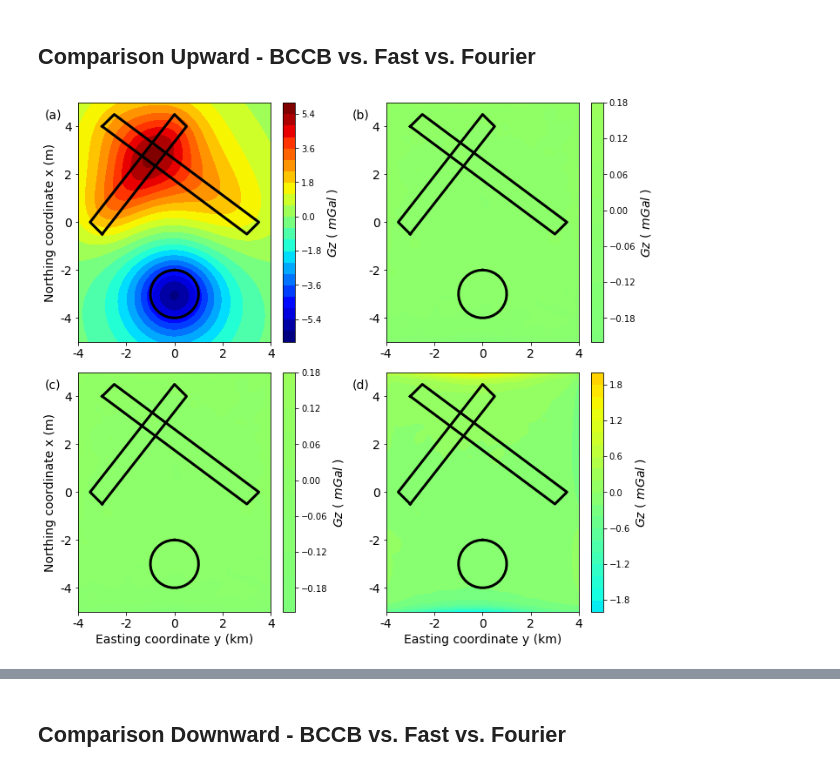
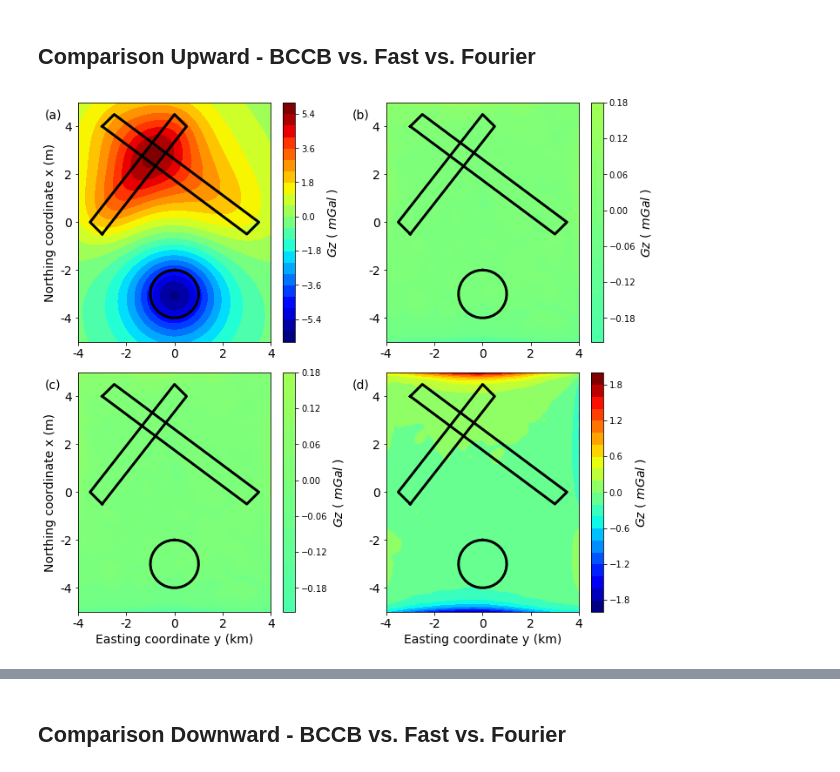
Before and after one commit to pinga-lab/Eq_Layer-Toeplitz, a Jupyter notebook: code/Upward_Downward_med.ipynb, the cells around one changed output, grey strips where cells are left out. Saved outputs shown, nothing was run; the diff lists cells and outputs as text; code cells hidden in the pictures.

```diff
--- a/code/Upward_Downward_med.ipynb
+++ b/code/Upward_Downward_med.ipynb
@@ -275,12 +275,14 @@ gzp_fourier_up = fc_c.upcontinue(xi, yi, dobs, shape, 200)
 plt.figure(figsize=(10,9))
 
 delta_gz_fourier_up = dobs_up-np.ravel(gzp_fourier_up)
-scale_max = np.max(dobs_up)
-scale_min = np.min(dobs_up)
+
+# define the scale for residuals
+scale_max = np.max([delta_gz_bccb_up, delta_gz_up, delta_gz_fourier_up])
+scale_min = np.min([delta_gz_bccb_up, delta_gz_up, delta_gz_fourier_up])
 
 plt.subplot(221)
 plt.title('(a)', y=0.91, x=-0.13, fontsize=14)
-plt.tricontourf(yi,xi,dobs_up,22,cmap='jet', vmin = scale_min, vmax = scale_max)
+plt.tricontourf(yi,xi,dobs_up,22,cmap='jet', vmin = np.min(dobs_up), vmax = np.max(dobs_up))
 plt.plot(x_p,y_p,color="k", linewidth=3)
 plt.plot(x_p2,y_p2,color="k", linewidth=3)
 plt.plot(y, x, color="k", linewidth=3)
@@ -321,35 +323,35 @@ plt.plot(y, x, color="k", linewidth=3)
 cb = plt.colorbar(shrink=1)
 #plt.axis('scaled')
 cb.set_label('$Gz$ ( $mGal$ )', rotation=90, fontsize=14)
 plt.xlim(np.min(yi),np.max(yi))
 plt.ylim(np.min(xi),np.max(xi))
 plt.xticks(fontsize=14)
 plt.yticks(fontsize=14)
 plt.xlabel('Easting coordinate y (km)', fontsize=14)
 plt.ylabel('Northing coordinate x (m)', fontsize=14)
 mpl.m2km()
 
 plt.subplot(224)
 plt.title('(d)', y=0.91, x=-0.13, fontsize=14)
 plt.tricontourf(yi,xi,delta_gz_fourier_up,22,cmap='jet', vmin = scale_min, vmax = scale_max)
 plt.plot(x_p,y_p,color="k", linewidth=3)
 plt.plot(x_p2,y_p2,color="k", linewidth=3)
 plt.plot(y, x, color="k", linewidth=3)
 cb = plt.colorbar(shrink=1)
 #plt.axis('scaled')
 cb.set_label('$Gz$ ( $mGal$ )', rotation=90, fontsize=14)
 plt.xlim(np.min(yi),np.max(yi))
 plt.ylim(np.min(xi),np.max(xi))
 plt.xticks(fontsize=14)
 plt.yticks(fontsize=14)
 plt.xlabel('Easting coordinate y (km)', fontsize=14)
 #plt.ylabel('Northing coordinate x (m)', fontsize=14)
 mpl.m2km()
 
 plt.tight_layout(True)
-#plt.savefig('../manuscript/Fig/upward_fourier_med.png', dpi=300)
+plt.savefig('../manuscript/Fig/upward_fourier_med.png', dpi=300)
 # %% [output]
-[figure, old version]
+[figure, new version]
 # %%
 print np.std(delta_gz_bccb_up)
 print np.std(delta_gz_up)
```
Also changed, not shown: parts of 8 cells of this notebook, 13 other files.
